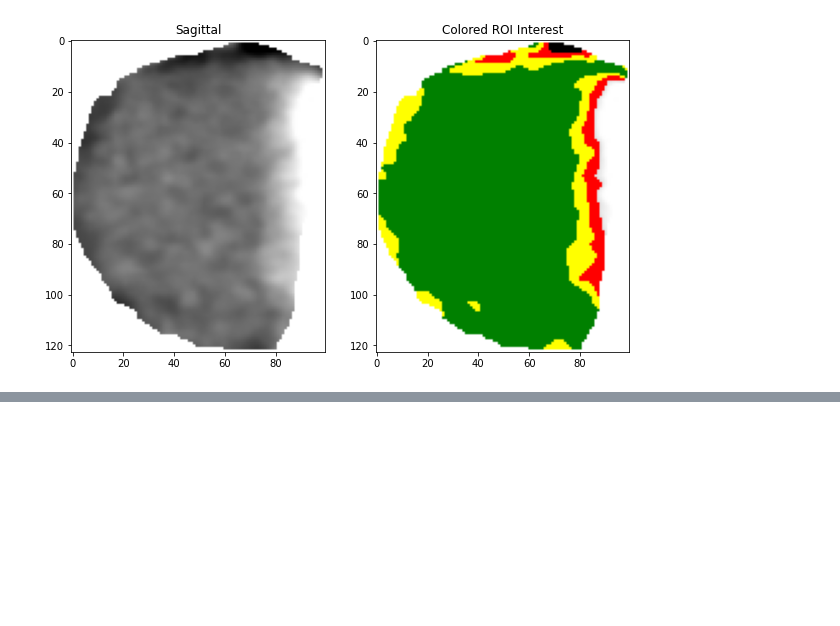
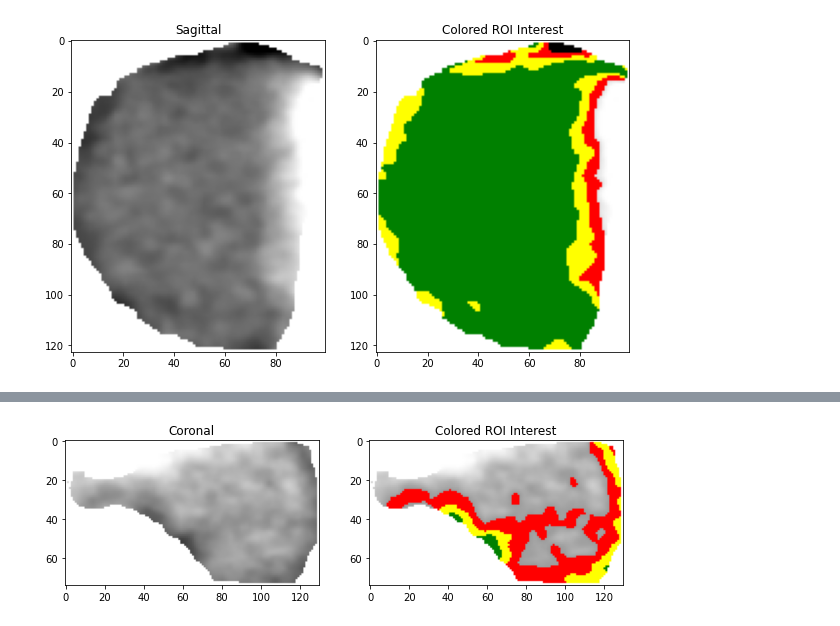
Before and after one commit to trabdlkarim/comu-ce-summer-internship, a Jupyter notebook: ipynb/ASSN1_2020-07-20.ipynb, the cells around one changed output, grey strips where cells are left out. Cells and saved outputs as stored; diff of their text form; code cells hidden in the pictures; blank space fills up the shorter version.

```diff
--- a/ipynb/ASSN1_2020-07-20.ipynb
+++ b/ipynb/ASSN1_2020-07-20.ipynb
@@ -218,0 +249,4 @@ show_fig(sagittal,"Sagittal",colorize(np.array(sagittal)[:,:,:3]),"Colored ROI I
+# %%
+show_fig(coronal,"Coronal",colorize_with_mean_percentage(np.array(coronal)[:,:,:3]),"Colored ROI Interest")
+# %% [output]
+[figure, added]
```
Also changed, not shown: parts of 9 cells of this notebook, 2 other files.
